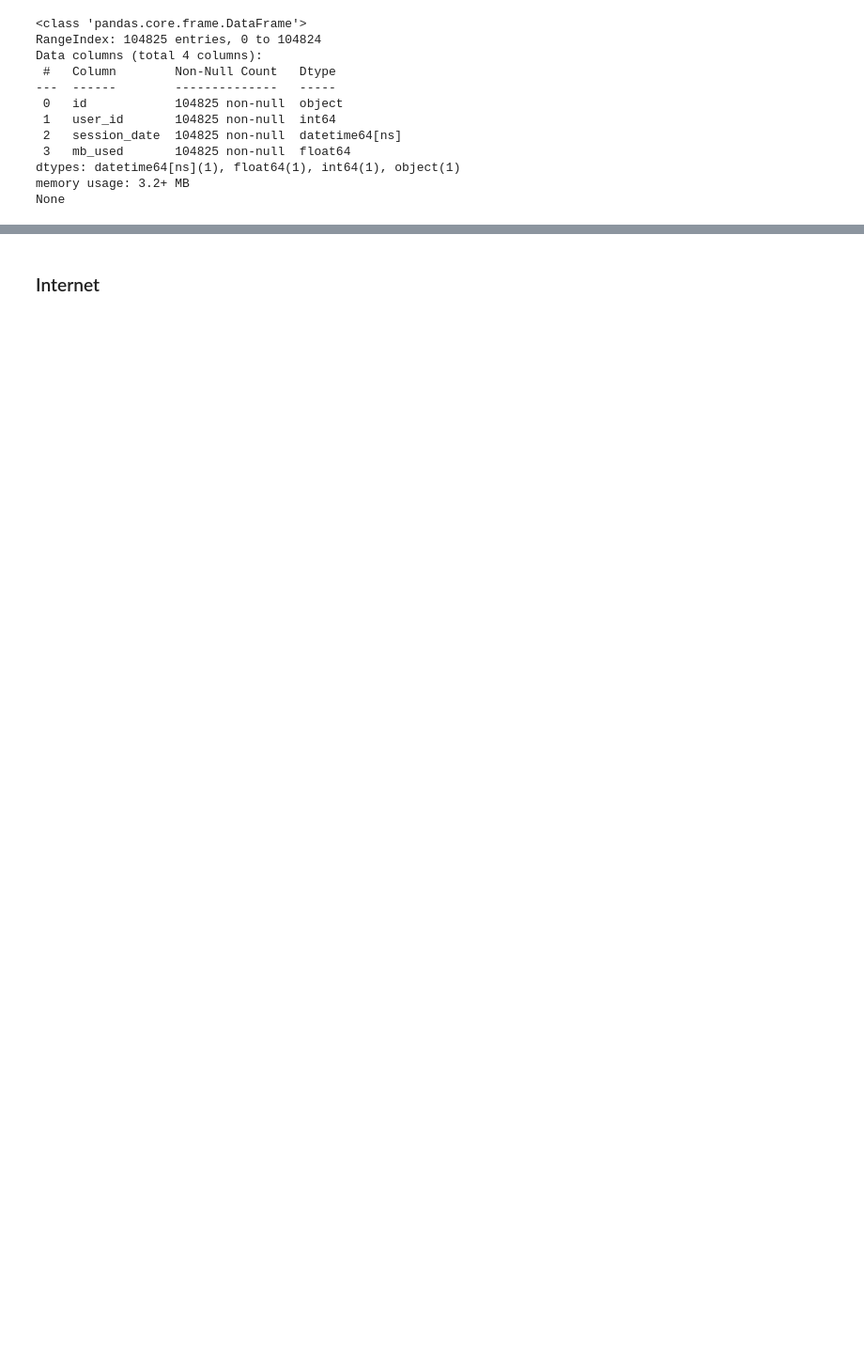
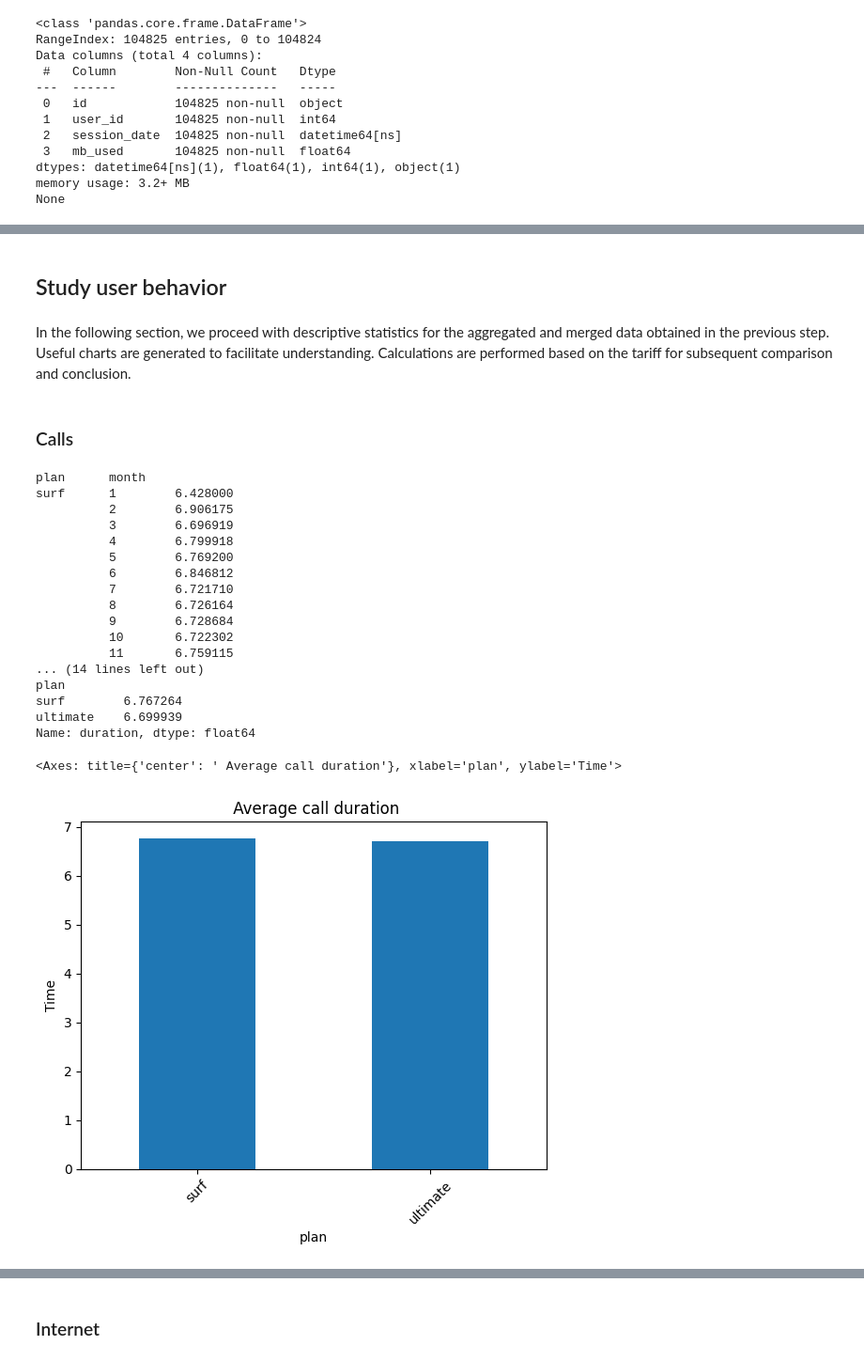
Before and after one commit to CIEL-9511/Telephone_Plans, a Jupyter notebook: notebook.ipynb, the cells around one changed output, grey strips where cells are left out. Shown at 94% size. Saved outputs shown, nothing was run; the diff lists cells and outputs as text; code cells hidden in the pictures; blank space fills up the shorter version.

Commit message:
Change the language to english for the comments, conclusions and graphics

```diff
--- a/notebook.ipynb
+++ b/notebook.ipynb
@@ -42,0 +16,7 @@ El proyecto de la empresa Megaline consiste en analizar los planes que tienen co
+# %%
+# Loading data into separate DataFrames
+df_calls=pd.read_csv(r'C:\Users\CynthiaEL\Desktop\TRIPLETEN\SPRINT 7\Planes_Telefono\megaline_calls.csv')
+df_internet=pd.read_csv(r'C:\Users\CynthiaEL\Desktop\TRIPLETEN\SPRINT 7\Planes_Telefono\megaline_internet.csv')
+df_messages=pd.read_csv(r'C:\Users\CynthiaEL\Desktop\TRIPLETEN\SPRINT 7\Planes_Telefono\megaline_messages.csv')
+df_plans=pd.read_csv(r'C:\Users\CynthiaEL\Desktop\TRIPLETEN\SPRINT 7\Planes_Telefono\megaline_plans.csv')
+df_users=pd.read_csv(r'C:\Users\CynthiaEL\Desktop\TRIPLETEN\SPRINT 7\Planes_Telefono\megaline_users.csv')
@@ -54,7 +28,0 @@ from scipy import stats as st
-# %%
-# Se Carga los archivos de datos en diferentes DataFrames
-df_calls=pd.read_csv('/datasets/megaline_calls.csv')
-df_internet=pd.read_csv('/datasets/megaline_internet.csv')
-df_messages=pd.read_csv('/datasets/megaline_messages.csv')
-df_plans=pd.read_csv('/datasets/megaline_plans.csv')
-df_users=pd.read_csv('/datasets/megaline_users.csv')
@@ -1101,0 +677,36 @@ Buena manera de mostrar los datos de manera similar a `llamadas`, así se mantie
+# %% [markdown]
+## Study user behavior
+# %% [markdown]
+In the following section, we proceed with descriptive statistics for the aggregated and merged data obtained in the previous step. Useful charts are generated to facilitate understanding. Calculations are performed based on the tariff for subsequent comparison and conclusion.
+# %% [markdown]
+### Calls
+# %%
+# Compare the average call duration for each plan and each month. Plot a bar chart to visualize it.
+df_call_duration = df_calls.merge(df_users[['user_id', 'plan']], on='user_id', how='left')
+df_call_duration['month'] = df_call_duration['call_date'].dt.month
+
+average_duration = df_call_duration.groupby(['plan', 'month'])['duration'].mean()
+print(average_duration)
+average_calls = df_call_duration.groupby('plan')['duration'].mean()
+print(average_calls)
+average_calls.plot(title= ' Average call duration', kind = 'bar', ylabel= 'Time', rot=45)
+# %% [output]
+plan      month
+surf      1        6.428000
+          2        6.906175
+          3        6.696919
+          4        6.799918
+          5        6.769200
+          6        6.846812
+          7        6.721710
+          8        6.726164
+          9        6.728684
+          10       6.722302
+          11       6.759115
+... (14 lines left out)
+plan
+surf        6.767264
+ultimate    6.699939
+Name: duration, dtype: float64
+<Axes: title={'center': ' Average call duration'}, xlabel='plan', ylabel='Time'>
+[figure, added]
```
Also changed, not shown: parts of 286 cells of this notebook, 5 other files.
